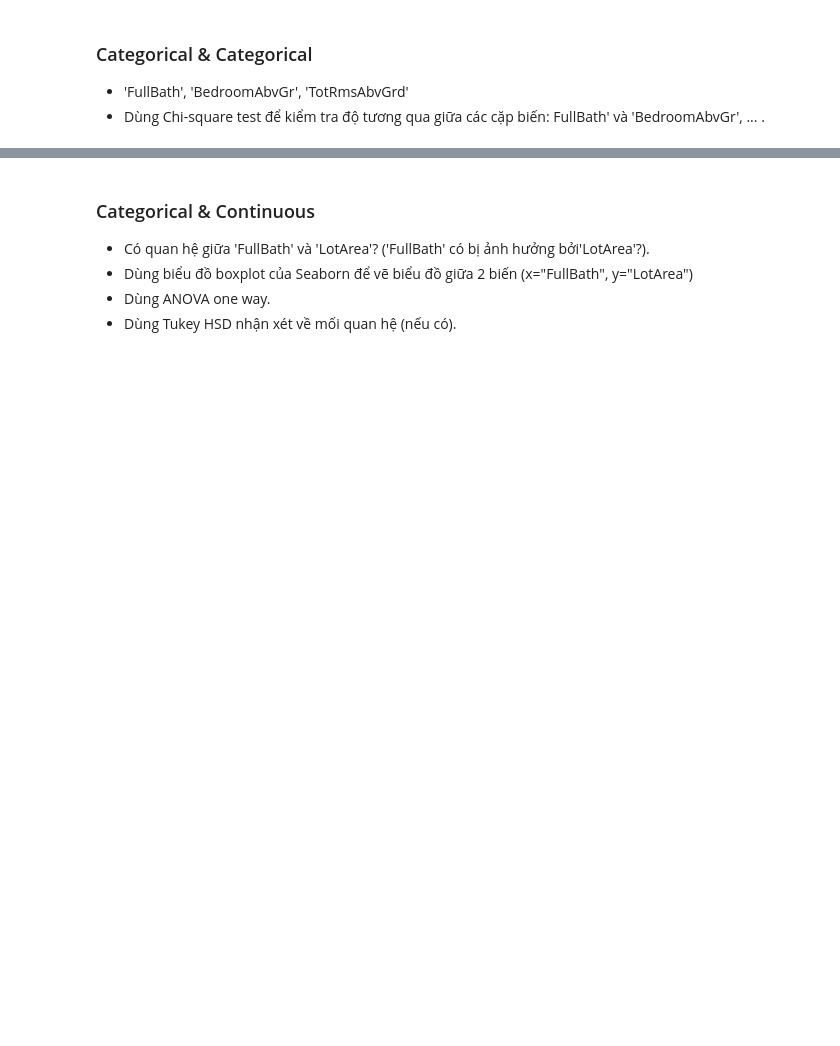
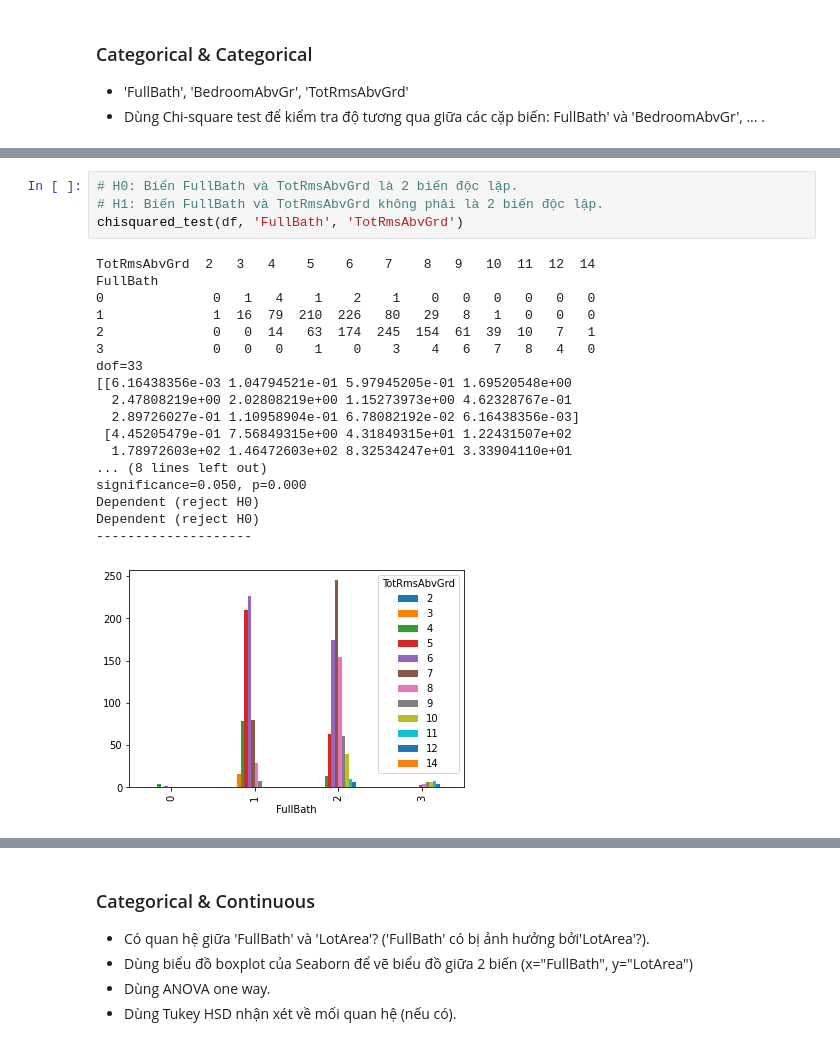
Before and after one commit to galvin96/course-MachineLearning, a Jupyter notebook: Math for Data Science/Bai thi cuoi khoa/Bai thi - Le Viet Hung.ipynb, the cells around one changed output, grey strips where cells are left out. Cells and saved outputs as stored; diff of their text form; blank space fills up the shorter version.

```diff
--- a/Math for Data Science/Bai thi cuoi khoa/Bai thi - Le Viet Hung.ipynb
+++ b/Math for Data Science/Bai thi cuoi khoa/Bai thi - Le Viet Hung.ipynb
@@ -312,0 +475,23 @@ Outlier Lower values: [3 3 3 3 3 3 3 3 3 3 3 3 3 3 3 3 3 3 3 3 3 3 3 3 3 3 3 3 3
+# %%
+# H0: Biến FullBath và TotRmsAbvGrd là 2 biến độc lập.
+# H1: Biến FullBath và TotRmsAbvGrd không phải là 2 biến độc lập.
+chisquared_test(df, 'FullBath', 'TotRmsAbvGrd')
+# %% [output]
+TotRmsAbvGrd  2   3   4    5    6    7    8   9   10  11  12  14
+FullBath
+0              0   1   4    1    2    1    0   0   0   0   0   0
+1              1  16  79  210  226   80   29   8   1   0   0   0
+2              0   0  14   63  174  245  154  61  39  10   7   1
+3              0   0   0    1    0    3    4   6   7   8   4   0
+dof=33
+[[6.16438356e-03 1.04794521e-01 5.97945205e-01 1.69520548e+00
+  2.47808219e+00 2.02808219e+00 1.15273973e+00 4.62328767e-01
+  2.89726027e-01 1.10958904e-01 6.78082192e-02 6.16438356e-03]
+ [4.45205479e-01 7.56849315e+00 4.31849315e+01 1.22431507e+02
+  1.78972603e+02 1.46472603e+02 8.32534247e+01 3.33904110e+01
+... (8 lines left out)
+significance=0.050, p=0.000
+Dependent (reject H0)
+Dependent (reject H0)
+--------------------
+[figure, added]
```
Also changed, not shown: parts of 23 cells of this notebook, 1 other file.
